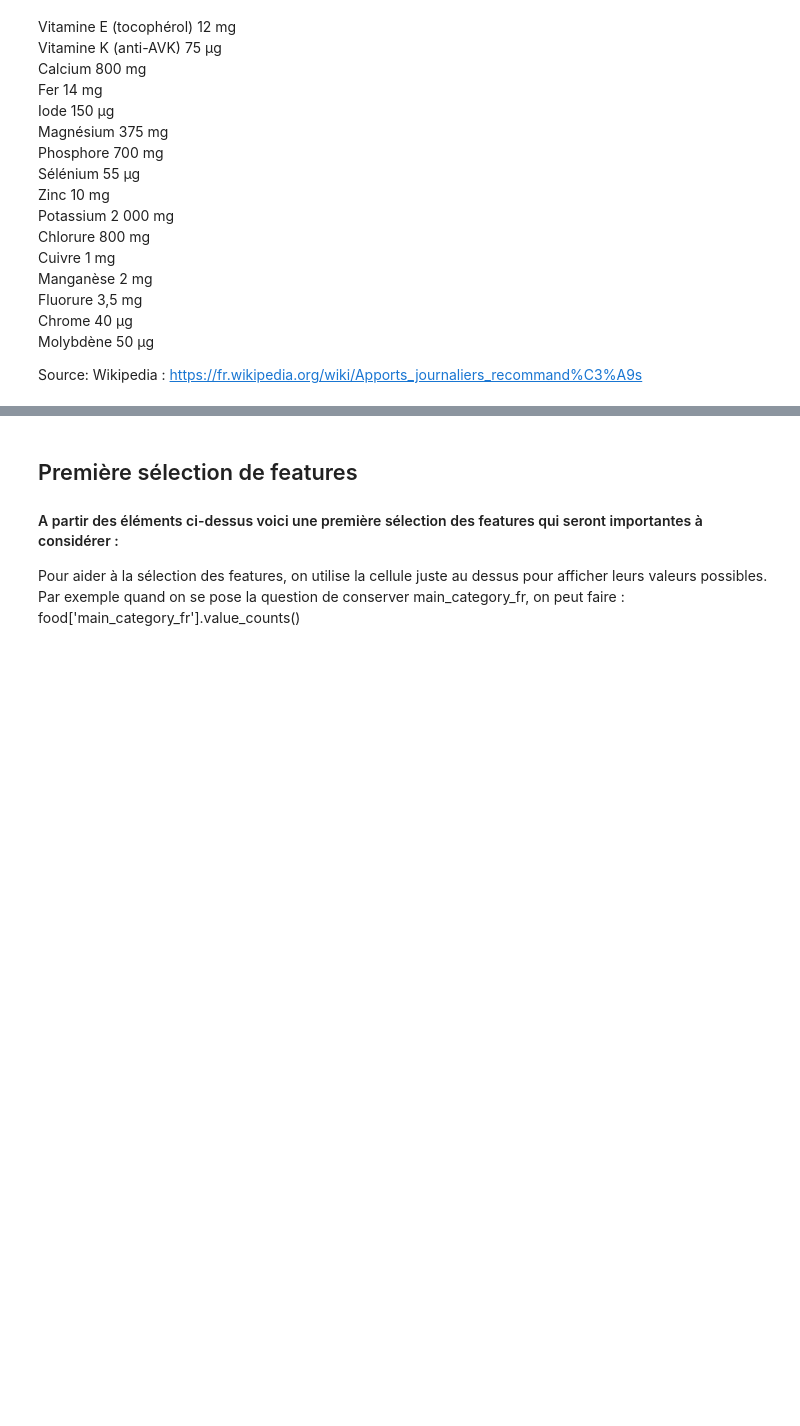
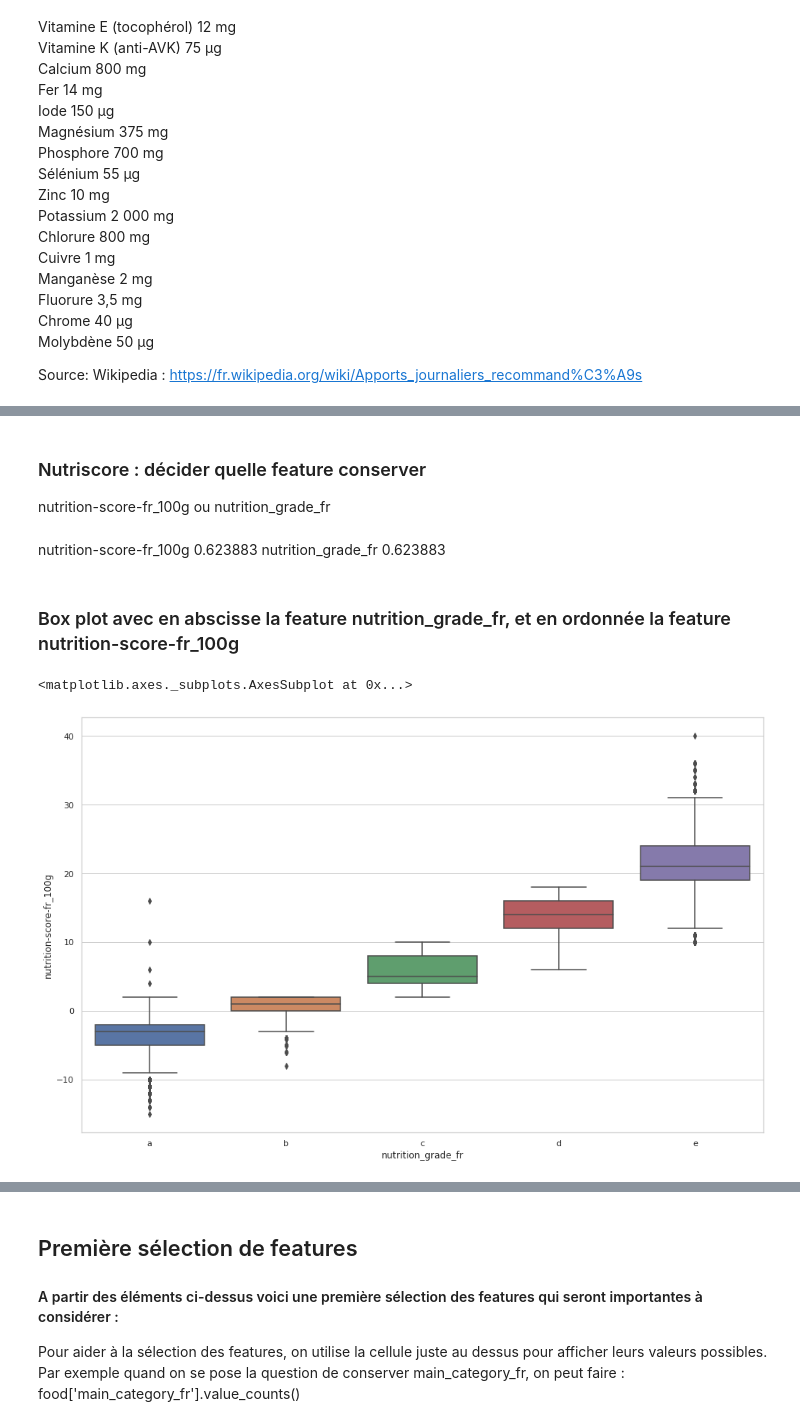
Before and after one commit to Severac/openclassrooms, a Jupyter notebook: PJ2/PJ2_dataclean.ipynb, the cells around one changed output, grey strips where cells are left out. Drawn from its saved outputs; the diff is of its cells as text; code cells hidden in the pictures; blank space fills up the shorter version.

```diff
--- a/PJ2/PJ2_dataclean.ipynb
+++ b/PJ2/PJ2_dataclean.ipynb
@@ -484,0 +816,14 @@ Name: traces, Length: 8378, dtype: int64
+# %% [markdown]
+### Nutriscore : décider quelle feature conserver
+nutrition-score-fr_100g ou nutrition_grade_fr
+# %% [markdown]
+nutrition-score-fr_100g 0.623883
+nutrition_grade_fr 0.623883
+# %% [markdown]
+### Box plot avec en abscisse la feature nutrition_grade_fr, et en ordonnée la feature nutrition-score-fr_100g
+# %%
+plt.figure(figsize=(16, 10))
+sns.boxplot(x='nutrition_grade_fr', y='nutrition-score-fr_100g', data=food.sort_values('nutrition_grade_fr'))
+# %% [output]
+<matplotlib.axes._subplots.AxesSubplot at 0x...>
+[figure, added]
```
Also changed, not shown: parts of 149 cells of this notebook.
